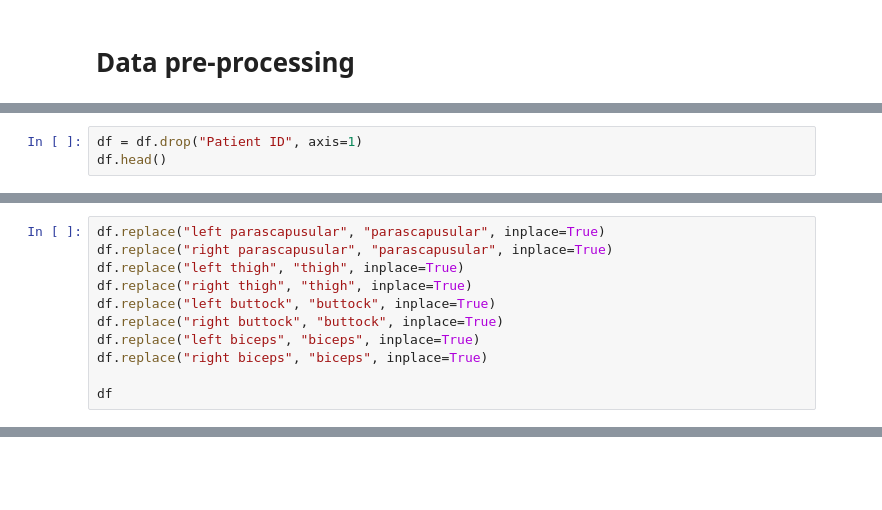
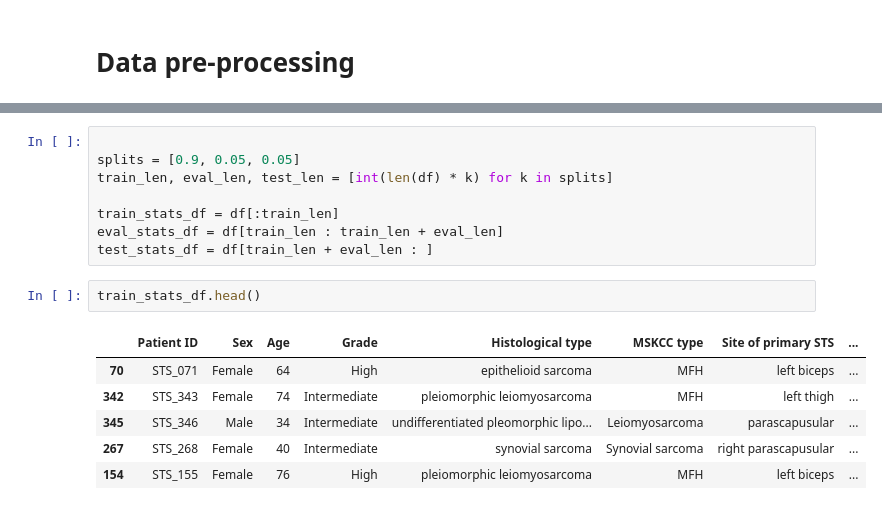
Before and after one commit to xyntechx/clustering-vs-classification, a Jupyter notebook: main.ipynb, the cells around one changed output, grey strips where cells are left out. Drawn from its saved outputs; the diff is of its cells as text; blank space fills up the shorter version.

```diff
--- a/main.ipynb
+++ b/main.ipynb
@@ -16,3 +28,0 @@ df.head()
-# %%
-df = df.drop("Patient ID", axis=1)
-df.head()
@@ -26,11 +28,0 @@ df.head()
-# %%
-df.replace("left parascapusular", "parascapusular", inplace=True)
-df.replace("right parascapusular", "parascapusular", inplace=True)
-df.replace("left thigh", "thigh", inplace=True)
-df.replace("right thigh", "thigh", inplace=True)
-df.replace("left buttock", "buttock", inplace=True)
-df.replace("right buttock", "buttock", inplace=True)
-df.replace("left biceps", "biceps", inplace=True)
-df.replace("right biceps", "biceps", inplace=True)
-
-df
@@ -50,0 +29,17 @@ df
+# %%
+
+splits = [0.9, 0.05, 0.05]
+train_len, eval_len, test_len = [int(len(df) * k) for k in splits]
+
+train_stats_df = df[:train_len]
+eval_stats_df = df[train_len : train_len + eval_len]
+test_stats_df = df[train_len + eval_len : ]
+# %%
+train_stats_df.head()
+# %% [output]
+|  | Patient ID | Sex | Age | Grade | Histological type | MSKCC type | Site of primary STS | ... |
+| 70 | STS_071 | Female | 64 | High | epithelioid sarcoma | MFH | left biceps | ... |
+| 342 | STS_343 | Female | 74 | Intermediate | pleiomorphic leiomyosarcoma | MFH | left thigh | ... |
+| 345 | STS_346 | Male | 34 | Intermediate | undifferentiated pleomorphic lipo... | Leiomyosarcoma | parascapusular | ... |
+| 267 | STS_268 | Female | 40 | Intermediate | synovial sarcoma | Synovial sarcoma | right parascapusular | ... |
+| 154 | STS_155 | Female | 76 | High | pleiomorphic leiomyosarcoma | MFH | left biceps | ... |
```
Also changed, not shown: parts of 40 cells of this notebook, 3 other files.
